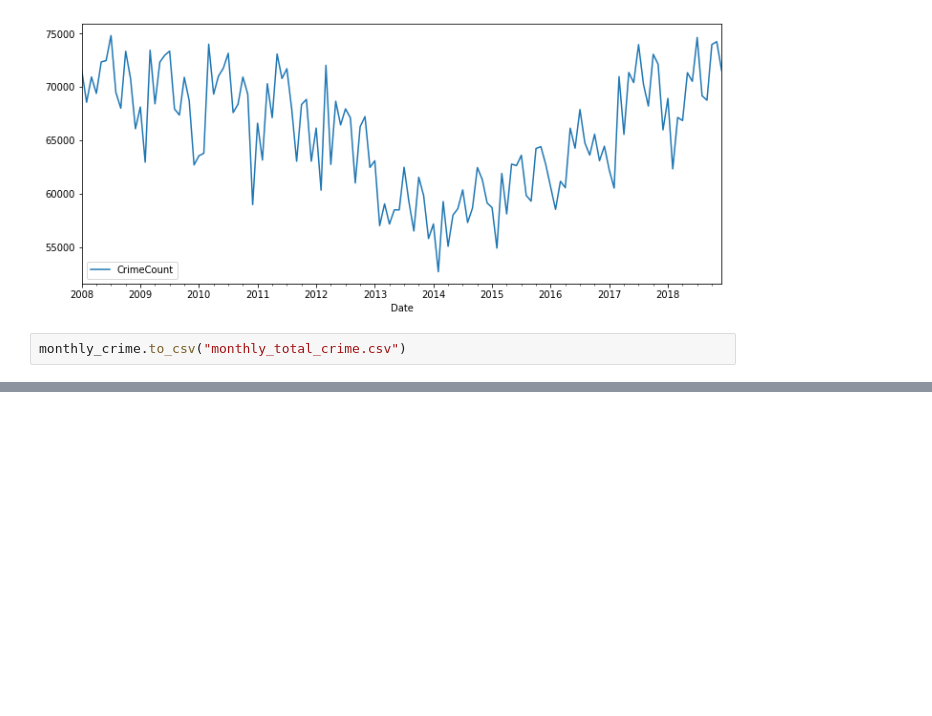
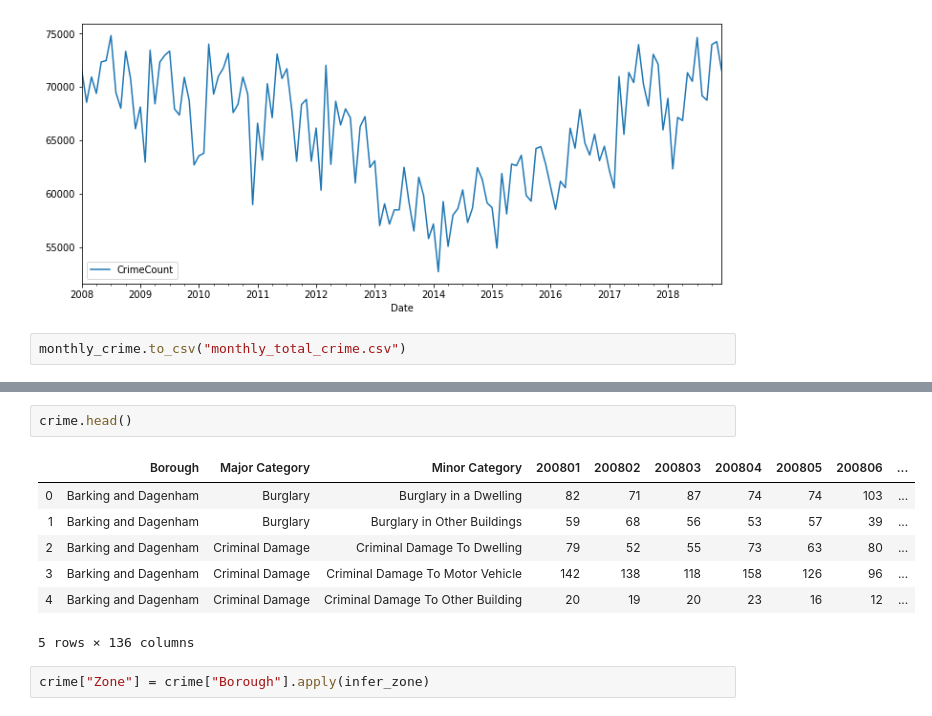
Before and after one commit to jlavileze/citadel-datathon-2020, a Jupyter notebook: analysis/london_borough_analysis.ipynb, the cells around one changed output, grey strips where cells are left out. Cells and saved outputs as stored; diff of their text form; blank space fills up the shorter version.

```diff
--- a/analysis/london_borough_analysis.ipynb
+++ b/analysis/london_borough_analysis.ipynb
@@ -26,0 +47,12 @@ monthly_crime.to_csv("monthly_total_crime.csv")
+# %%
+crime.head()
+# %% [output]
+|  | Borough | Major Category | Minor Category | 200801 | 200802 | 200803 | 200804 | 200805 | 200806 | ... |
+| 0 | Barking and Dagenham | Burglary | Burglary in a Dwelling | 82 | 71 | 87 | 74 | 74 | 103 | ... |
+| 1 | Barking and Dagenham | Burglary | Burglary in Other Buildings | 59 | 68 | 56 | 53 | 57 | 39 | ... |
+| 2 | Barking and Dagenham | Criminal Damage | Criminal Damage To Dwelling | 79 | 52 | 55 | 73 | 63 | 80 | ... |
+| 3 | Barking and Dagenham | Criminal Damage | Criminal Damage To Motor Vehicle | 142 | 138 | 118 | 158 | 126 | 96 | ... |
+| 4 | Barking and Dagenham | Criminal Damage | Criminal Damage To Other Building | 20 | 19 | 20 | 23 | 16 | 12 | ... |
+5 rows × 136 columns
+# %%
+crime["Zone"] = crime["Borough"].apply(infer_zone)
```
Also changed, not shown: parts of 13 cells of this notebook, 4 other files.
